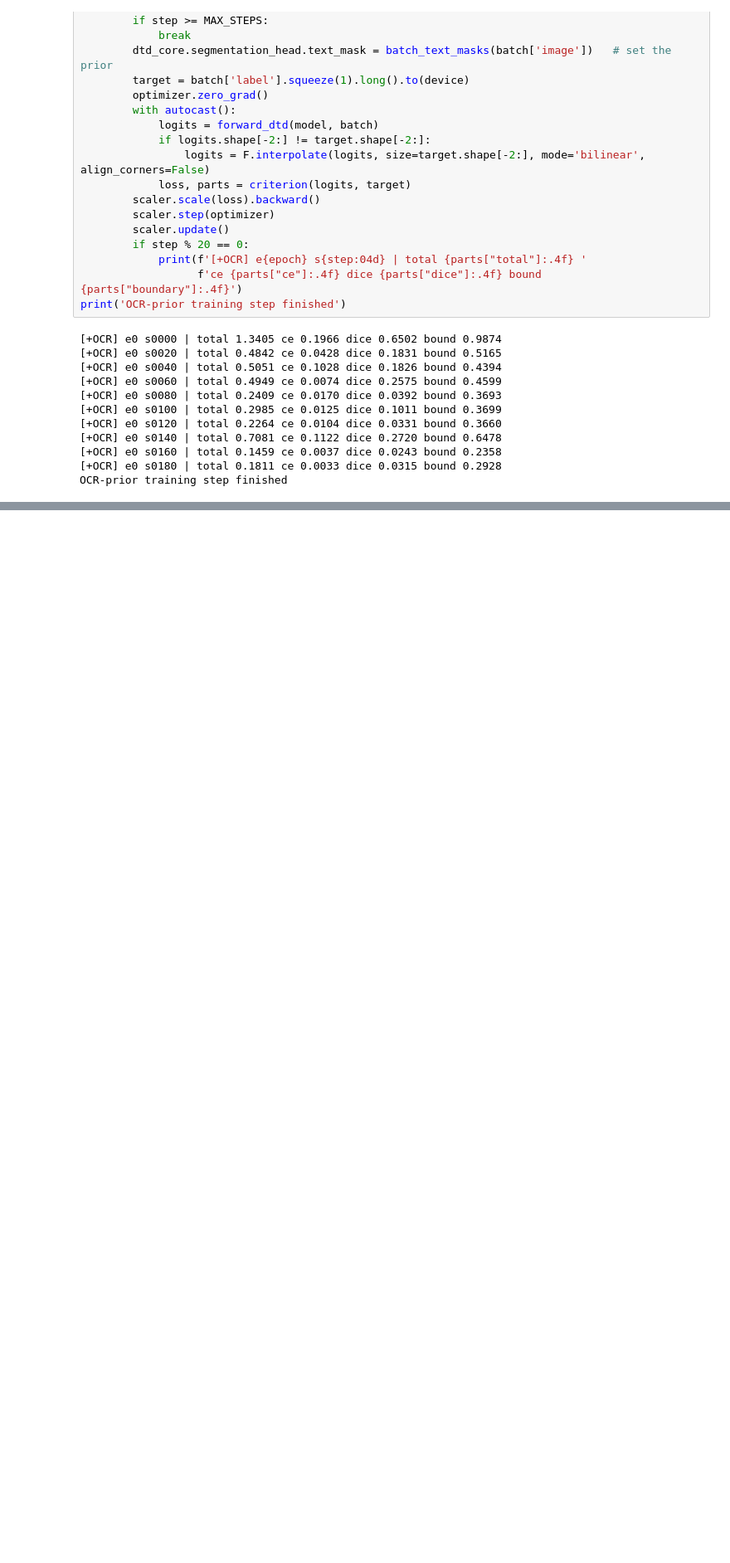
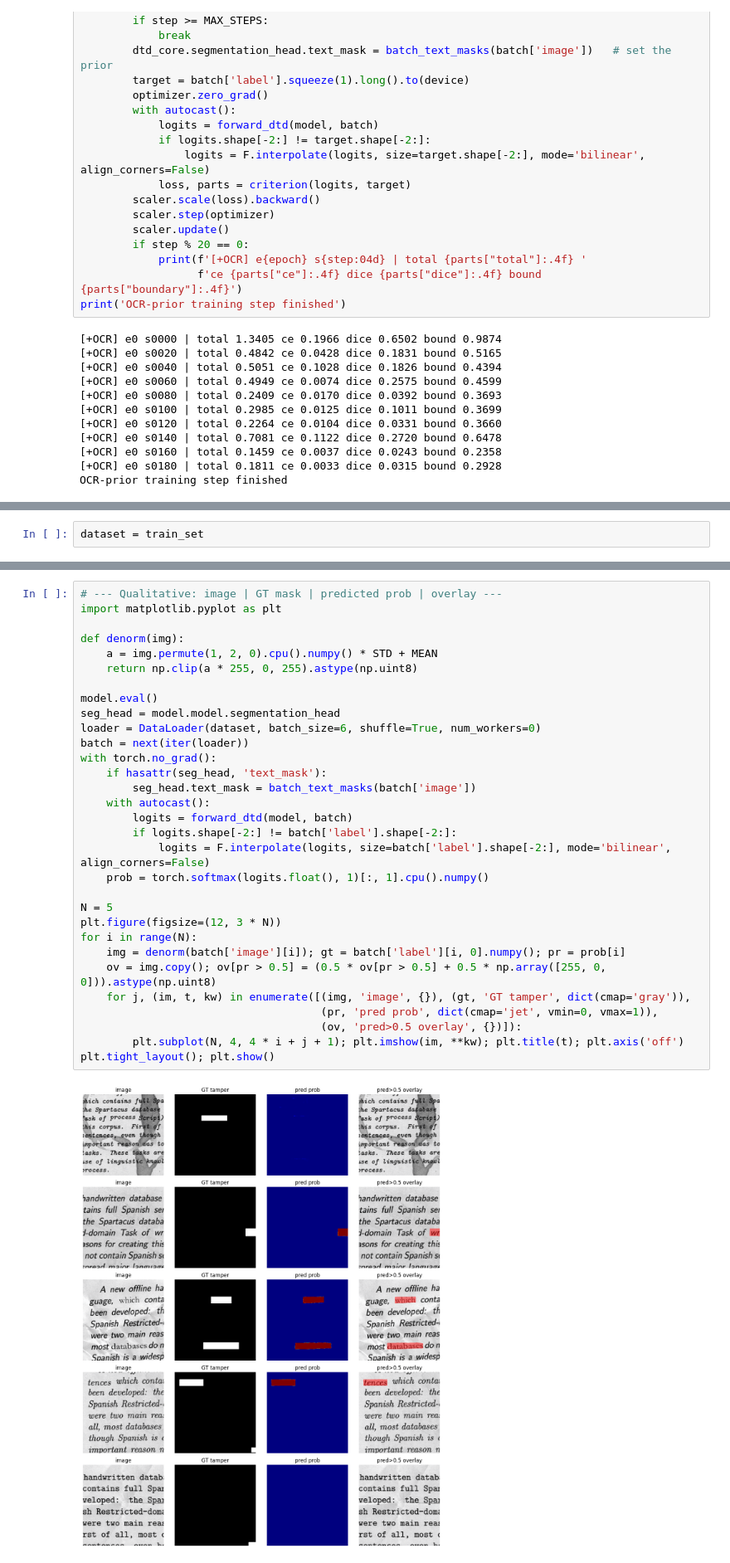
Before and after one commit to SamiraAbedini/HLCV-Project, a Jupyter notebook: notebooks/phase1_train.ipynb, the cells around one changed output, grey strips where cells are left out. Shown at 83% size. Drawn from its saved outputs; the diff is of its cells as text; blank space fills up the shorter version.

```diff
--- a/notebooks/phase1_train.ipynb
+++ b/notebooks/phase1_train.ipynb
@@ -345,0 +329,2 @@ OCR-prior training step finished
+# %%
+dataset = train_set
@@ -345,0 +386,33 @@ OCR-prior training step finished
+# %%
+# --- Qualitative: image | GT mask | predicted prob | overlay ---
+import matplotlib.pyplot as plt
+
+def denorm(img):
+    a = img.permute(1, 2, 0).cpu().numpy() * STD + MEAN
+    return np.clip(a * 255, 0, 255).astype(np.uint8)
+
+model.eval()
+seg_head = model.model.segmentation_head
+loader = DataLoader(dataset, batch_size=6, shuffle=True, num_workers=0)
+batch = next(iter(loader))
+with torch.no_grad():
+    if hasattr(seg_head, 'text_mask'):
+        seg_head.text_mask = batch_text_masks(batch['image'])
+    with autocast():
+        logits = forward_dtd(model, batch)
+        if logits.shape[-2:] != batch['label'].shape[-2:]:
+            logits = F.interpolate(logits, size=batch['label'].shape[-2:], mode='bilinear', align_corners=False)
+    prob = torch.softmax(logits.float(), 1)[:, 1].cpu().numpy()
+
+N = 5
+plt.figure(figsize=(12, 3 * N))
+for i in range(N):
+    img = denorm(batch['image'][i]); gt = batch['label'][i, 0].numpy(); pr = prob[i]
+    ov = img.copy(); ov[pr > 0.5] = (0.5 * ov[pr > 0.5] + 0.5 * np.array([255, 0, 0])).astype(np.uint8)
+    for j, (im, t, kw) in enumerate([(img, 'image', {}), (gt, 'GT tamper', dict(cmap='gray')),
+                                     (pr, 'pred prob', dict(cmap='jet', vmin=0, vmax=1)),
+                                     (ov, 'pred>0.5 overlay', {})]):
+        plt.subplot(N, 4, 4 * i + j + 1); plt.imshow(im, **kw); plt.title(t); plt.axis('off')
+plt.tight_layout(); plt.show()
+# %% [output]
+[figure, added]
```
Also changed, not shown: parts of 7 cells of this notebook.
